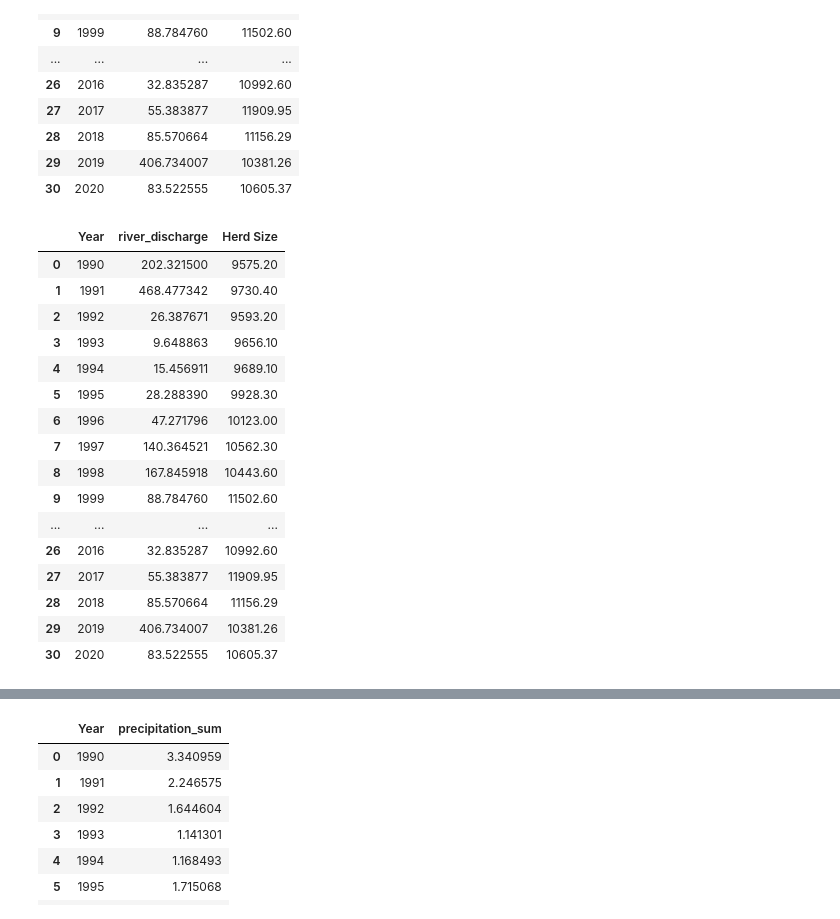
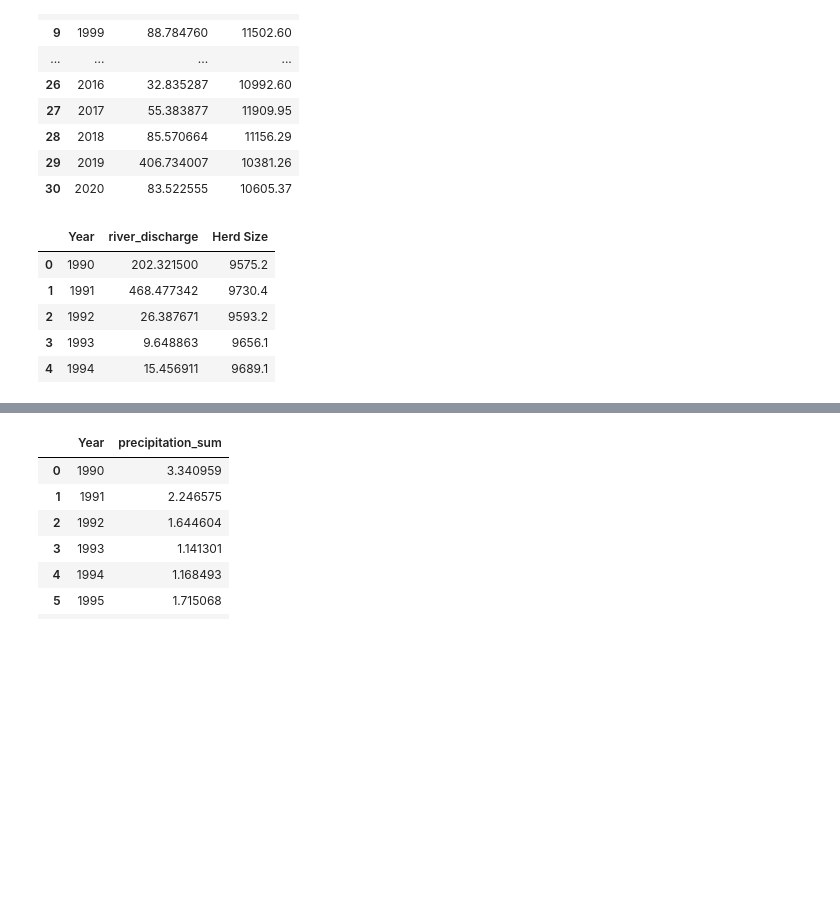
Before and after one commit to tpisel/flood-analysis, a Jupyter notebook: question_anna.ipynb, the cells around one changed output, grey strips where cells are left out. Cells and saved outputs as stored; diff of their text form; code cells hidden in the pictures; blank space fills up the shorter version.

```diff
--- a/question_anna.ipynb
+++ b/question_anna.ipynb
@@ -9,7 +9,8 @@ from scipy.stats import linregress
 [interactive output not drawn]
 [interactive output not drawn]
 # %%
-qld_data = pd.read_csv("data/qld_cattle_counts.csv")
+# Import cattle counts excerpt created in abs_cattle_totals_2020_transform.ipynb
+qld_data = pd.read_csv("data/abs_qld_cattle_counts_excerpt.csv")
 qld_data.head()
 # %% [output]
 |  | Unnamed: 0 | Year | Queensland |
@@ -209,24 +209,14 @@ all_herd_vs_discharge
 | 29 | 2019 | 406.734007 | 10381.26 |
 | 30 | 2020 | 83.522555 | 10605.37 |
 # %%
+# Rename column
 all_herd_vs_discharge.rename(columns={"Queensland": "Herd Size"}, inplace=True)
-all_herd_vs_discharge
+all_herd_vs_discharge.head()
 # %% [output]
 |  | Year | river_discharge | Herd Size |
-| 0 | 1990 | 202.321500 | 9575.20 |
-| 1 | 1991 | 468.477342 | 9730.40 |
-| 2 | 1992 | 26.387671 | 9593.20 |
-| 3 | 1993 | 9.648863 | 9656.10 |
-| 4 | 1994 | 15.456911 | 9689.10 |
-| 5 | 1995 | 28.288390 | 9928.30 |
-| 6 | 1996 | 47.271796 | 10123.00 |
-| 7 | 1997 | 140.364521 | 10562.30 |
-| 8 | 1998 | 167.845918 | 10443.60 |
-| 9 | 1999 | 88.784760 | 11502.60 |
-| ... | ... | ... | ... |
-| 26 | 2016 | 32.835287 | 10992.60 |
-| 27 | 2017 | 55.383877 | 11909.95 |
-| 28 | 2018 | 85.570664 | 11156.29 |
-| 29 | 2019 | 406.734007 | 10381.26 |
-| 30 | 2020 | 83.522555 | 10605.37 |
+| 0 | 1990 | 202.321500 | 9575.2 |
+| 1 | 1991 | 468.477342 | 9730.4 |
+| 2 | 1992 | 26.387671 | 9593.2 |
+| 3 | 1993 | 9.648863 | 9656.1 |
+| 4 | 1994 | 15.456911 | 9689.1 |
 # %%
```
Also changed, not shown: parts of 40 cells of this notebook, 18 other files.
